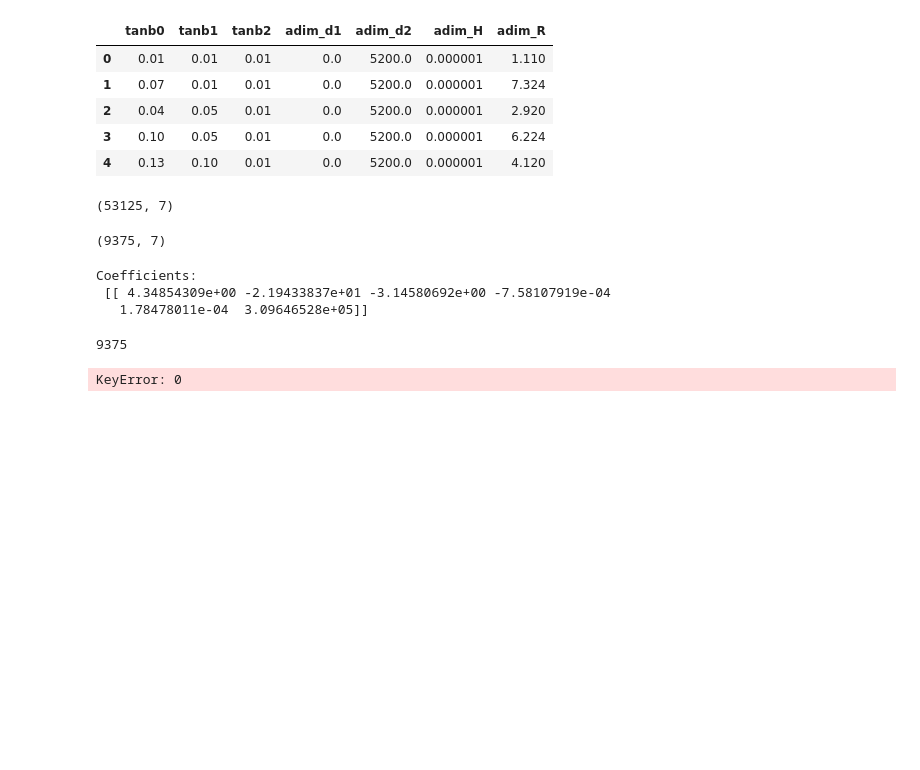
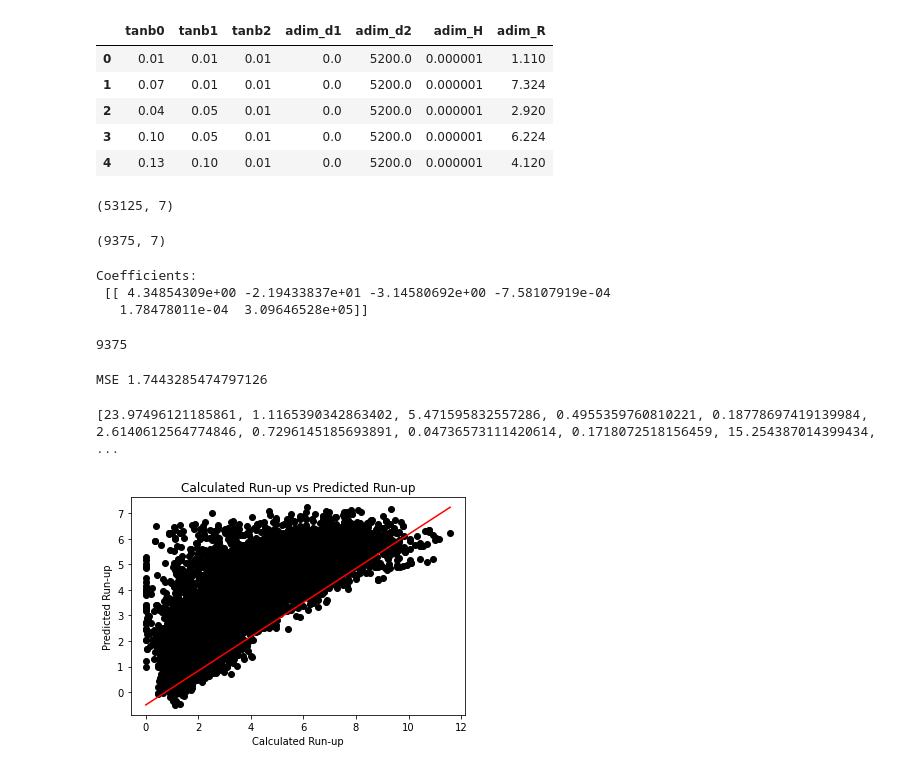
Before and after one commit to SpecialCourse/SpecialCourse, a Jupyter notebook: Linear Regression.ipynb, the cells around one changed output. Cells and saved outputs as stored; diff of their text form; code cells hidden in the pictures; blank space fills up the shorter version.

```diff
--- a/Linear Regression.ipynb
+++ b/Linear Regression.ipynb
@@ -117,7 +112,7 @@ Coefficients:
  [[ 4.34854309e+00 -2.19433837e+01 -3.14580692e+00 -7.58107919e-04
    1.78478011e-04  3.09646528e+05]]
 # %%
-prediction_of_test=regr.predict(test_input)
+prediction_of_test=regr.predict(test_input).squeeze()
 # %%
 rows = len(test_target)
 print(rows)
@@ -131,9 +121,34 @@ mse = {}
-# %%
-for i in range(rows):
-    test = test_target[i]
-    prediction = prediction_of_test[i]
-    diff = (test - prediction)**2
-mse=sum/rows
-print("MSE", mse)
-# %% [output]
-KeyError: 0
+# %%
+test = 0 #initialising
+prediction = 0 #initialising
+diff = [] #initialising
+mse = 0 #initialising
+#sum=0
+for i in range(rows): #looping through all entries
+    test = test_target['adim_R'][i] #taking the test_target value for "adim_R" in row i
+    prediction = prediction_of_test[i] #taking the test prediction corresponding to row i
+    diff.append((test - prediction)**2) #calculating all 2norms and normalising by number of rows
+mse=sum(diff)/rows #summing all 2norms and normalising by number of rows
+print("MSE", mse) #print the MSE
+# %% [output]
+MSE 1.7443285474797126
+# %%
+print(diff)
+# %% [output]
+[23.97496121185861, 1.1165390342863402, 5.471595832557286, 0.4955359760810221, 0.18778697419139984, 2.6140612564774846, 0.7296145185693891, 0.04736573111420614, 0.1718072518156459, 15.254387014399434, ...
+# %%
+%matplotlib inline
+#plot the tests and predictions
+plt.scatter(test_target, prediction_of_test, color='black')
+#draw a line through the middle showing the fit
+x0 = min(testing['adim_R'])
+x1 = max(testing['adim_R'])
+y0 = min(prediction_of_test)
+y1 = max(prediction_of_test)
+plt.plot([x0,x1],[y0,y1], color='red')
+plt.xlabel("Calculated Run-up")
+plt.ylabel("Predicted Run-up")
+plt.title("Calculated Run-up vs Predicted Run-up")
+plt.show()
+# %% [output]
+[figure, added]
```
Also changed, not shown: parts of 2 cells of this notebook.
